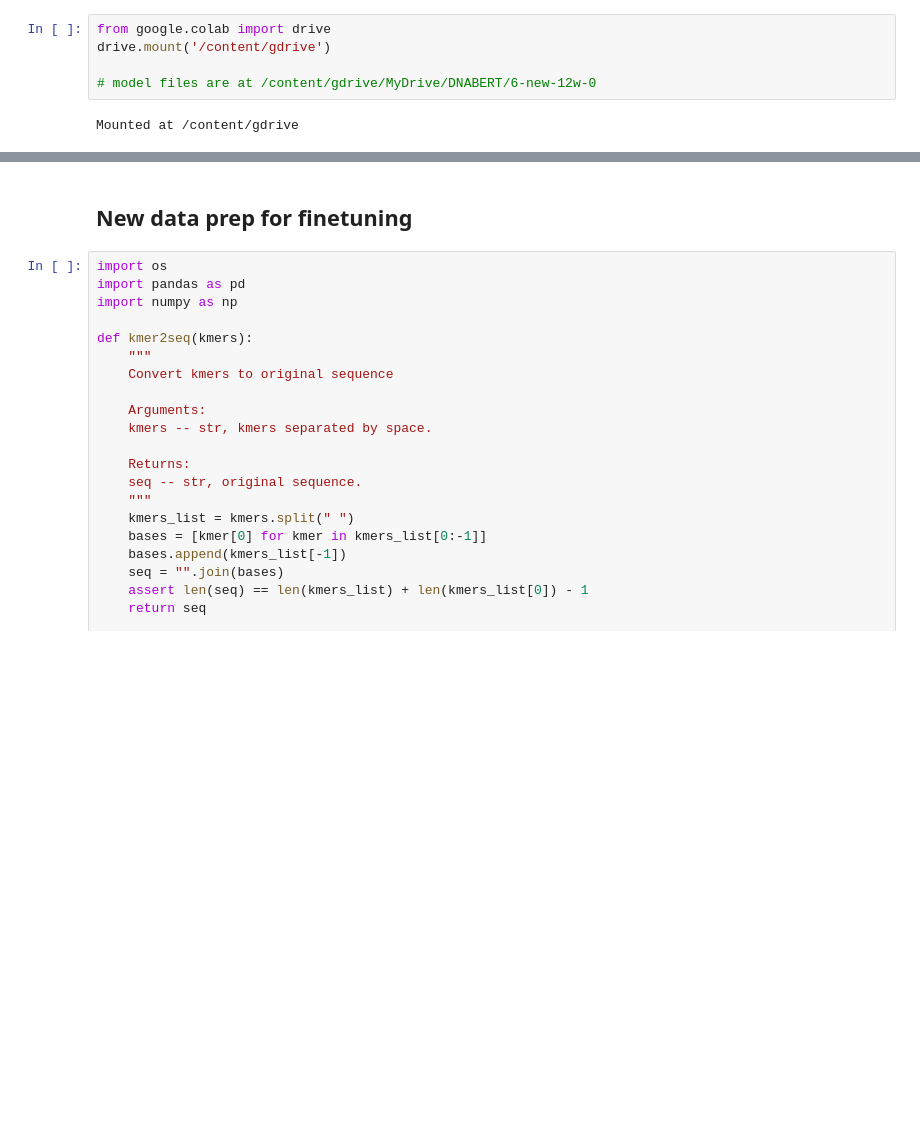
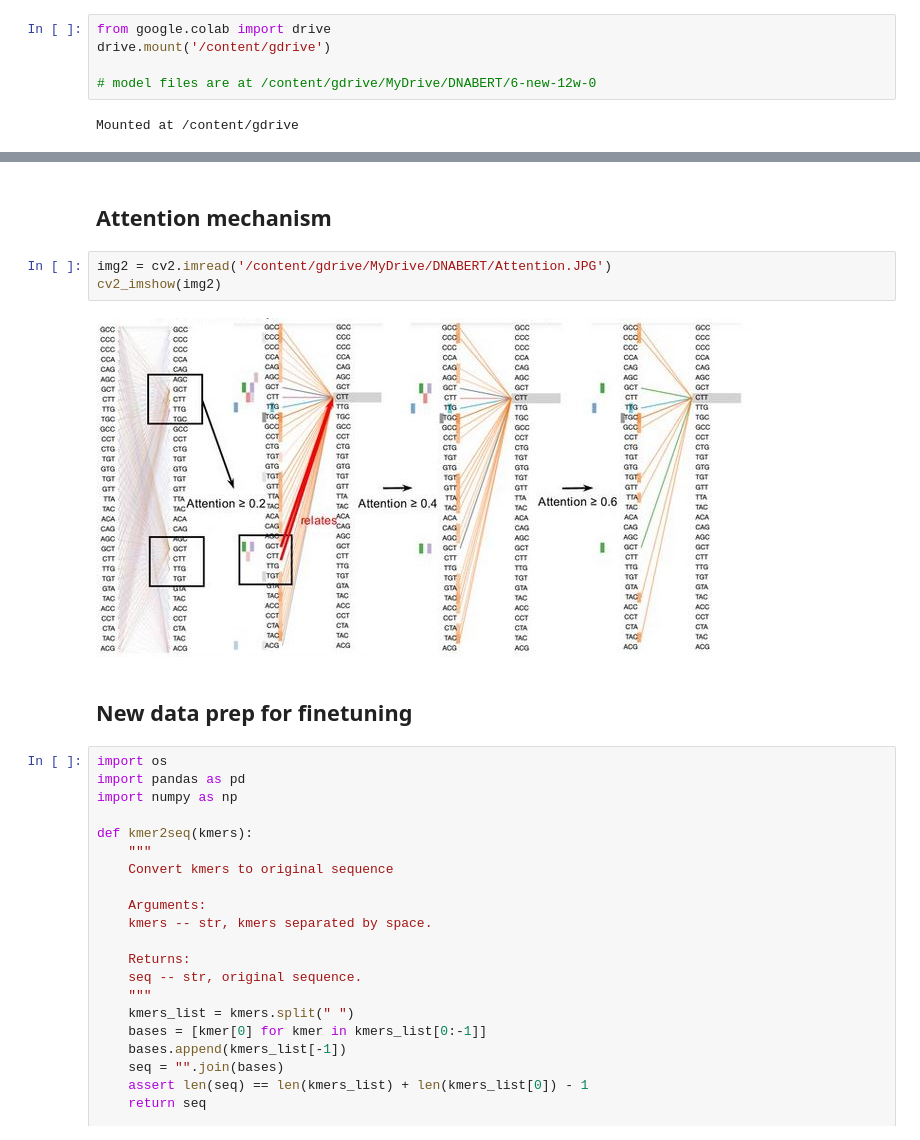
Before and after one commit to jmbaek/BERT-ML_compare, a Jupyter notebook: DNABERT_run.ipynb, the cells around one changed output, grey strips where cells are left out. Drawn from its saved outputs; the diff is of its cells as text; blank space fills up the shorter version.

```diff
--- a/DNABERT_run.ipynb
+++ b/DNABERT_run.ipynb
@@ -77,3 +53,10 @@ plot_model(model, to_file="model.png",
+# %% [markdown]
+## Attention mechanism
+# %%
+img2 = cv2.imread('/content/gdrive/MyDrive/DNABERT/Attention.JPG')
+cv2_imshow(img2)
+# %% [output]
+[figure, added]
 # %% [markdown]
 ## New data prep for finetuning
 # %%
```
Also changed, not shown: parts of 4 cells of this notebook.
